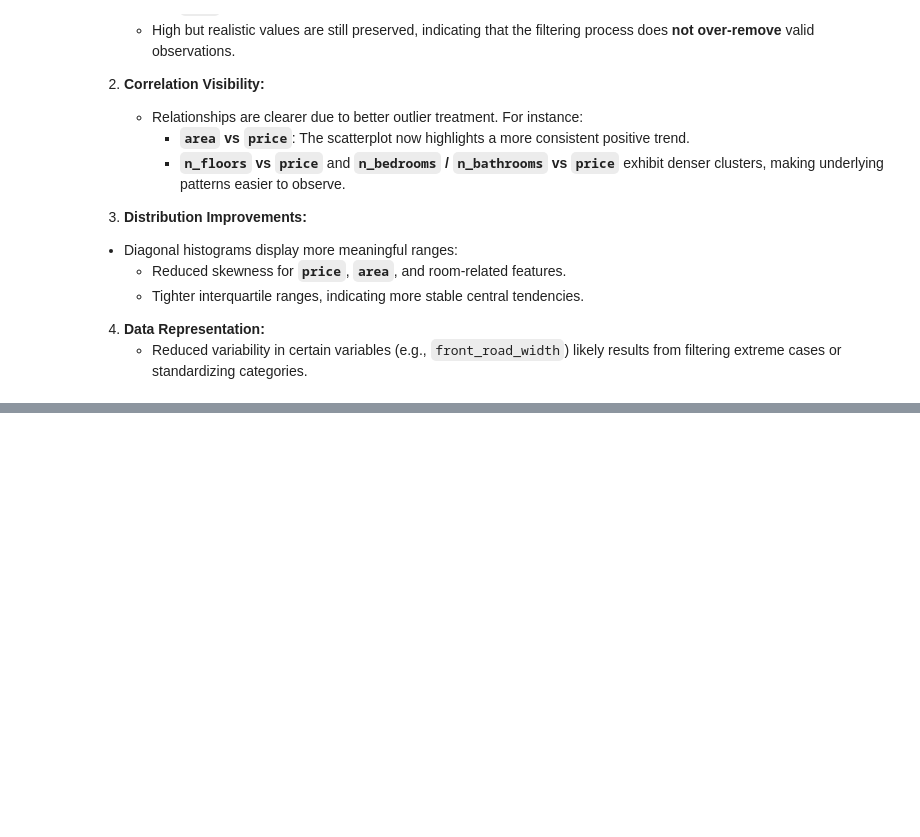
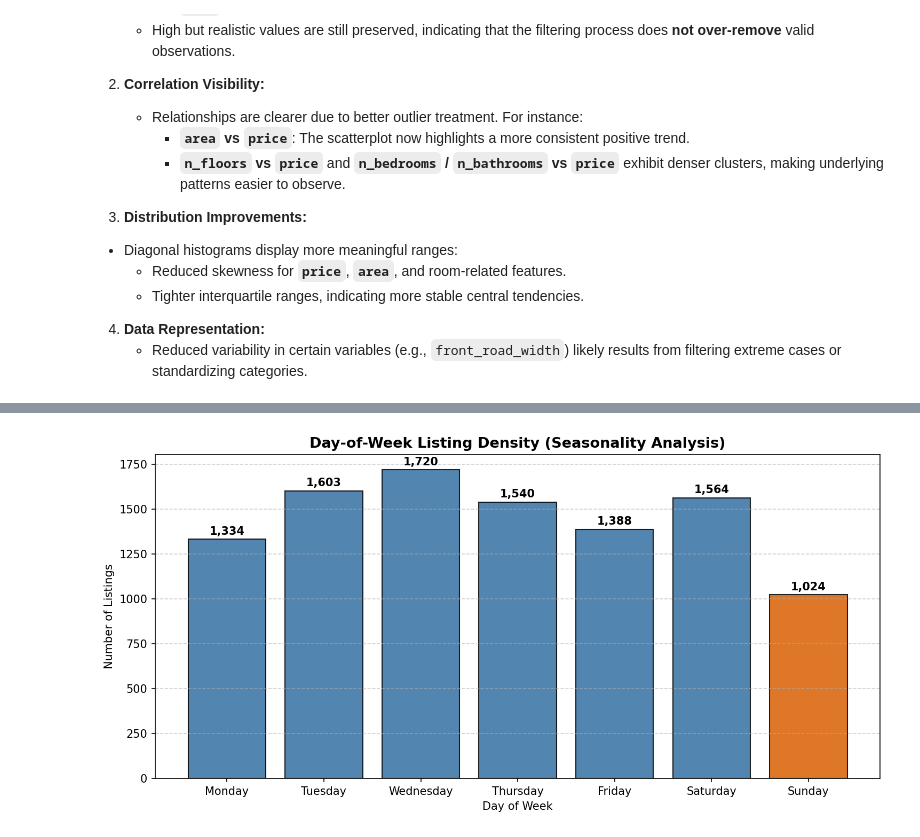
Before and after one commit to lhd10fls/Real-Estate-Analysis, a Jupyter notebook: EDA_and_Data_Visualization/eda_data_visualize.ipynb, the cells around one changed output, grey strips where cells are left out. Cells and saved outputs as stored; diff of their text form; code cells hidden in the pictures; blank space fills up the shorter version.

```diff
--- a/EDA_and_Data_Visualization/eda_data_visualize.ipynb
+++ b/EDA_and_Data_Visualization/eda_data_visualize.ipynb
@@ -1992,0 +2077,20 @@ plt.show()
+# %%
+# 4. Day-of-week seasonality analysis
+dow_order = ["Monday", "Tuesday", "Wednesday", "Thursday", "Friday", "Saturday", "Sunday"]
+dow_counts = df["day_of_week"].value_counts().reindex(dow_order)
+
+plt.figure(figsize=(10, 5))
+colors = ["#3470a3" if d != "Sunday" else "#d95f02" for d in dow_order]
+bars = plt.bar(dow_order, dow_counts.values, color=colors, edgecolor="black", alpha=0.85)
+plt.title("Day-of-Week Listing Density (Seasonality Analysis)", fontsize=13, fontweight="bold")
+plt.xlabel("Day of Week")
+plt.ylabel("Number of Listings")
+plt.grid(axis="y", linestyle="--", alpha=0.6)
+
+for b in bars:
+    plt.text(b.get_x() + b.get_width()/2, b.get_height() + 25, f"{int(b.get_height()):,}", ha="center", fontsize=10, fontweight="bold")
+
+plt.tight_layout()
+plt.show()
+# %% [output]
+[figure, added]
```
Also changed, not shown: parts of 7 cells of this notebook, 20 other files.
